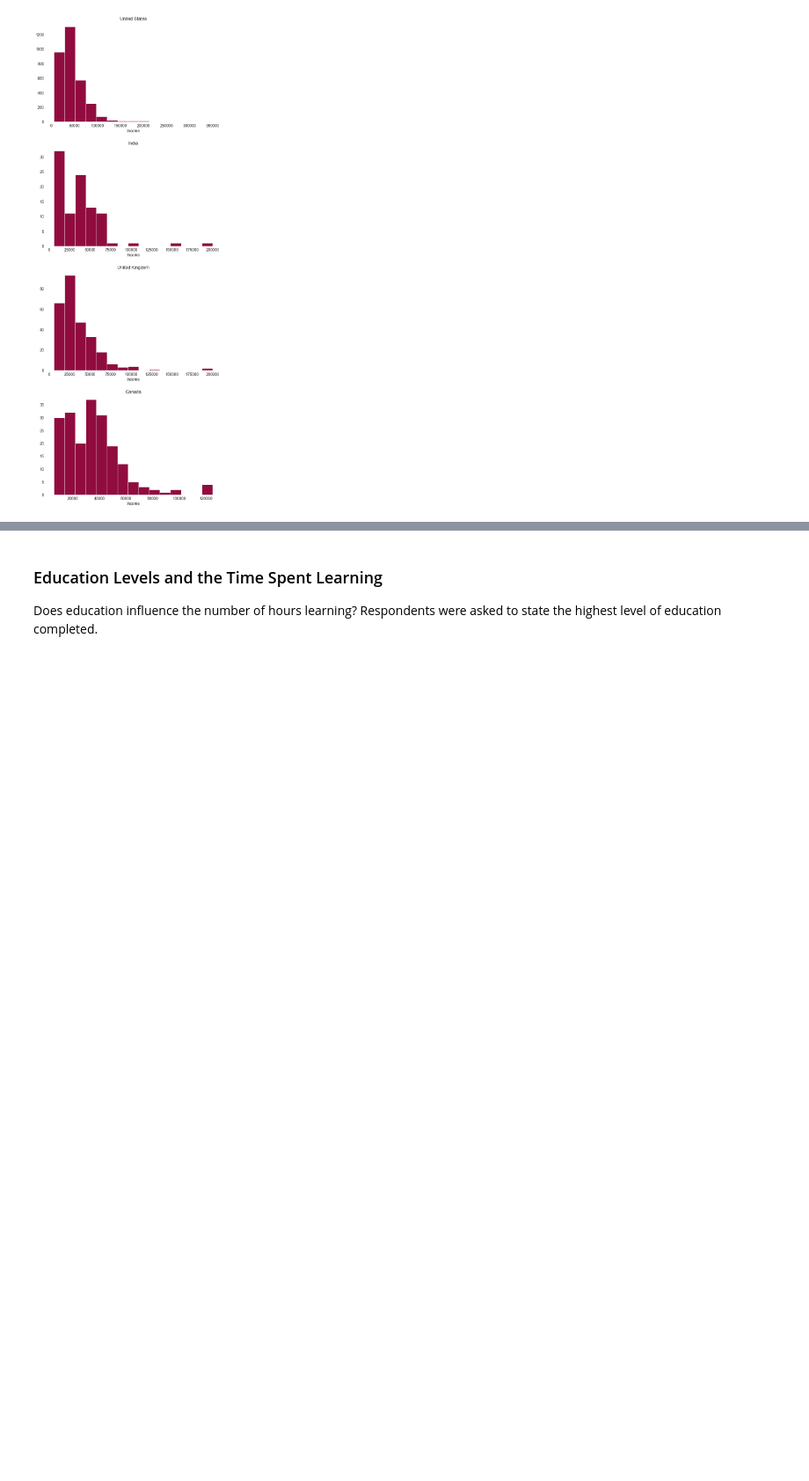
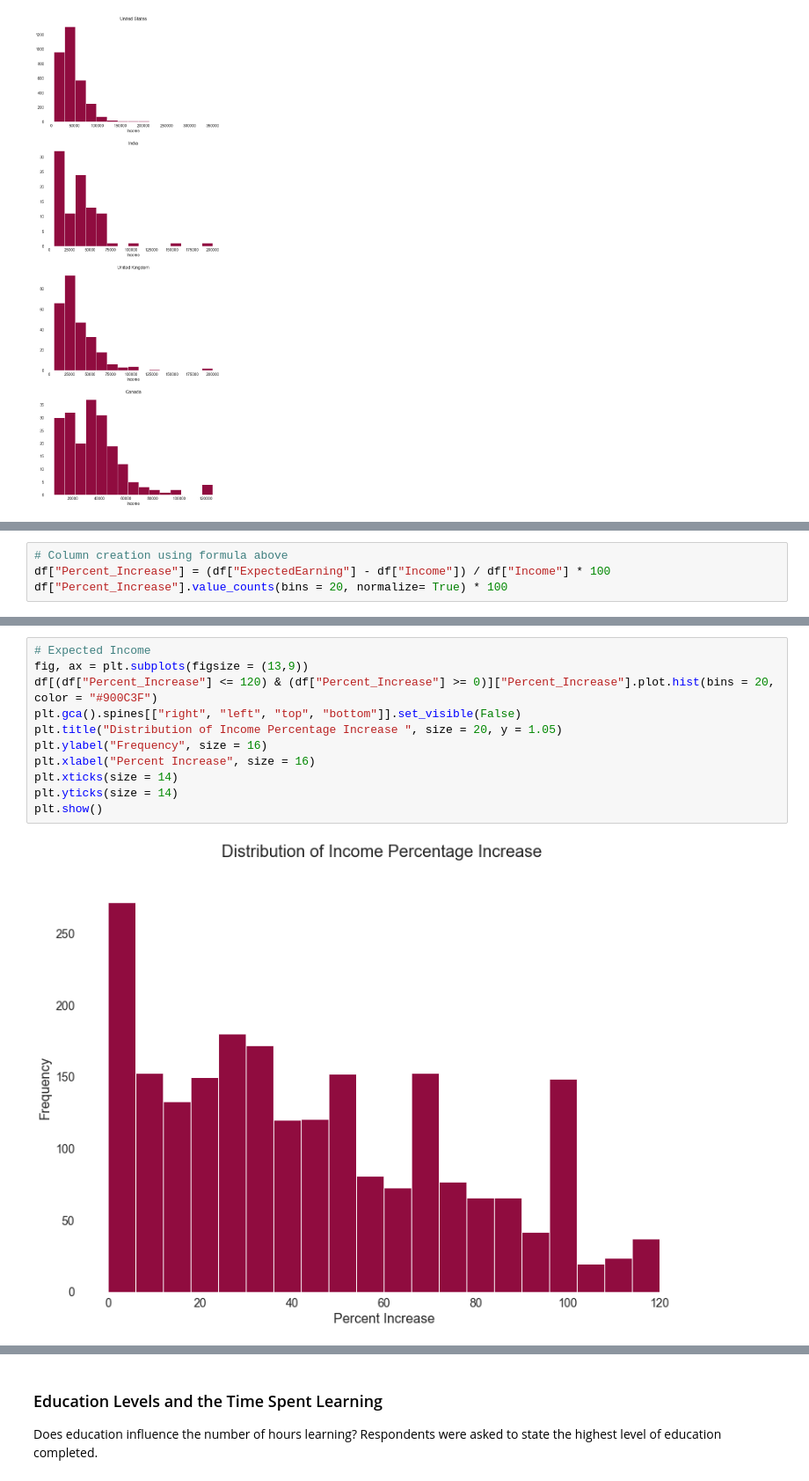
Before and after one commit to paul-trood/Portfolio-Best_Markets_for_Advertising, a Jupyter notebook: coding_survey.ipynb, the cells around one changed output, grey strips where cells are left out. Shown at 88% size. Drawn from its saved outputs; the diff is of its cells as text; blank space fills up the shorter version.

```diff
--- a/coding_survey.ipynb
+++ b/coding_survey.ipynb
@@ -766,0 +814,4 @@ plt.show()
+# %%
+# Column creation using formula above
+df["Percent_Increase"] = (df["ExpectedEarning"] - df["Income"]) / df["Income"] * 100
+df["Percent_Increase"].value_counts(bins = 20, normalize= True) * 100
@@ -766,0 +848,13 @@ plt.show()
+# %%
+# Expected Income
+fig, ax = plt.subplots(figsize = (13,9))
+df[(df["Percent_Increase"] <= 120) & (df["Percent_Increase"] >= 0)]["Percent_Increase"].plot.hist(bins = 20, color = "#900C3F")
+plt.gca().spines[["right", "left", "top", "bottom"]].set_visible(False)
+plt.title("Distribution of Income Percentage Increase ", size = 20, y = 1.05)
+plt.ylabel("Frequency", size = 16)
+plt.xlabel("Percent Increase", size = 16)
+plt.xticks(size = 14)
+plt.yticks(size = 14)
+plt.show()
+# %% [output]
+[figure, added]
```
Also changed, not shown: parts of 21 cells of this notebook.
